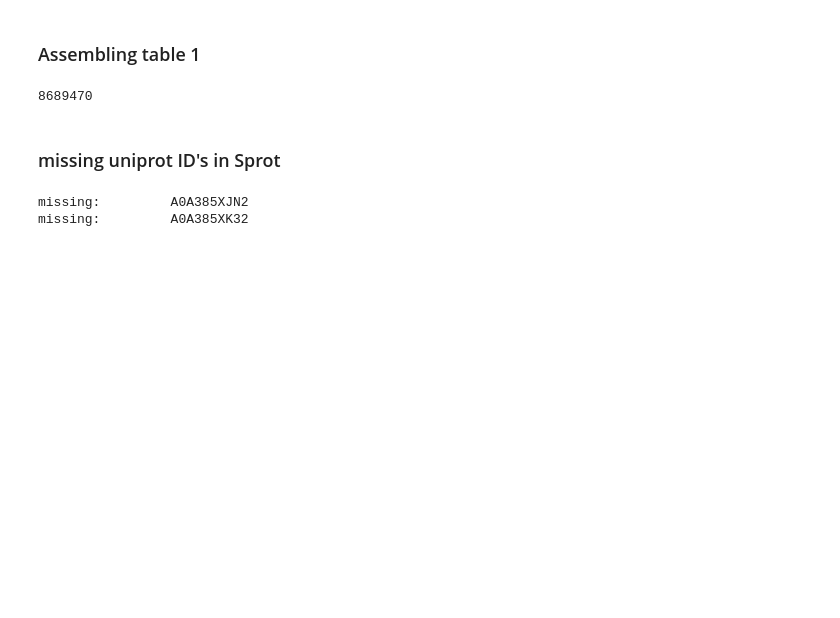
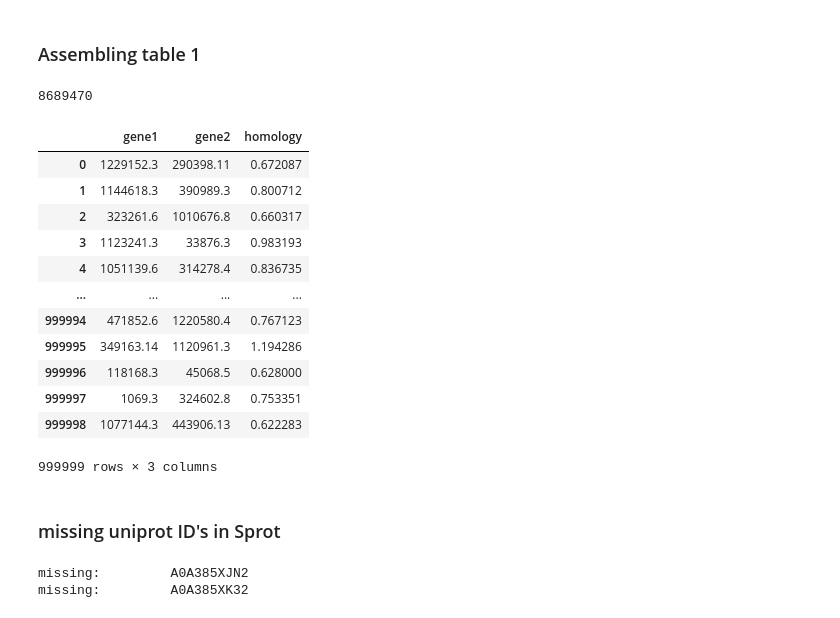
Before and after one commit to freiburgermsu/protein_structure_hackathon, a Jupyter notebook: table_creation.ipynb, the cells around one changed output. Drawn from its saved outputs; the diff is of its cells as text; code cells hidden in the pictures; blank space fills up the shorter version.

```diff
--- a/table_creation.ipynb
+++ b/table_creation.ipynb
@@ -197,7 +218,7 @@ def md5_geneID_exchange(md5):
     return md5_gene_sim[md5]
 Genes_df["gene1"] = sims["prot1"].map(md5_geneID_exchange)
 Genes_df["gene2"] = sims["prot2"].map(md5_geneID_exchange)
-Genes_df["homology"] = sims["similarity"]
+Genes_df["structure"] = sims["similarity"]
 Genes_df.head()
 
 # export the list of missing content
@@ -205,6 +226,22 @@ Genes_df.head()
 # print(dir(missing_md5_ids))
 with open("missing_md5_ids.txt", "w") as out:
     out.writelines("\n".join(missing_md5_ids))
+# %%
+display(Genes_df)
+# %% [output]
+|  | gene1 | gene2 | homology |
+| 0 | 1229152.3 | 290398.11 | 0.672087 |
+| 1 | 1144618.3 | 390989.3 | 0.800712 |
+| 2 | 323261.6 | 1010676.8 | 0.660317 |
+| 3 | 1123241.3 | 33876.3 | 0.983193 |
+| 4 | 1051139.6 | 314278.4 | 0.836735 |
+| ... | ... | ... | ... |
+| 999994 | 471852.6 | 1220580.4 | 0.767123 |
+| 999995 | 349163.14 | 1120961.3 | 1.194286 |
+| 999996 | 118168.3 | 45068.5 | 0.628000 |
+| 999997 | 1069.3 | 324602.8 | 0.753351 |
+| 999998 | 1077144.3 | 443906.13 | 0.622283 |
+999999 rows × 3 columns
 # %% [markdown]
 ### missing uniprot ID's in Sprot
 # %%
```
Also changed, not shown: parts of 6 cells of this notebook.
